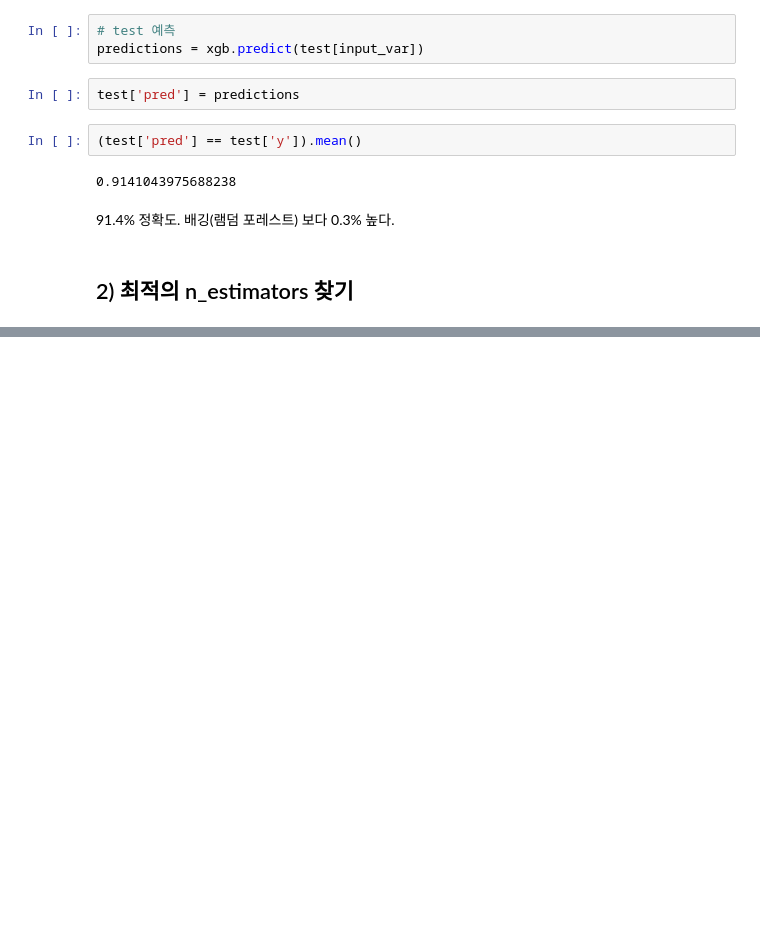
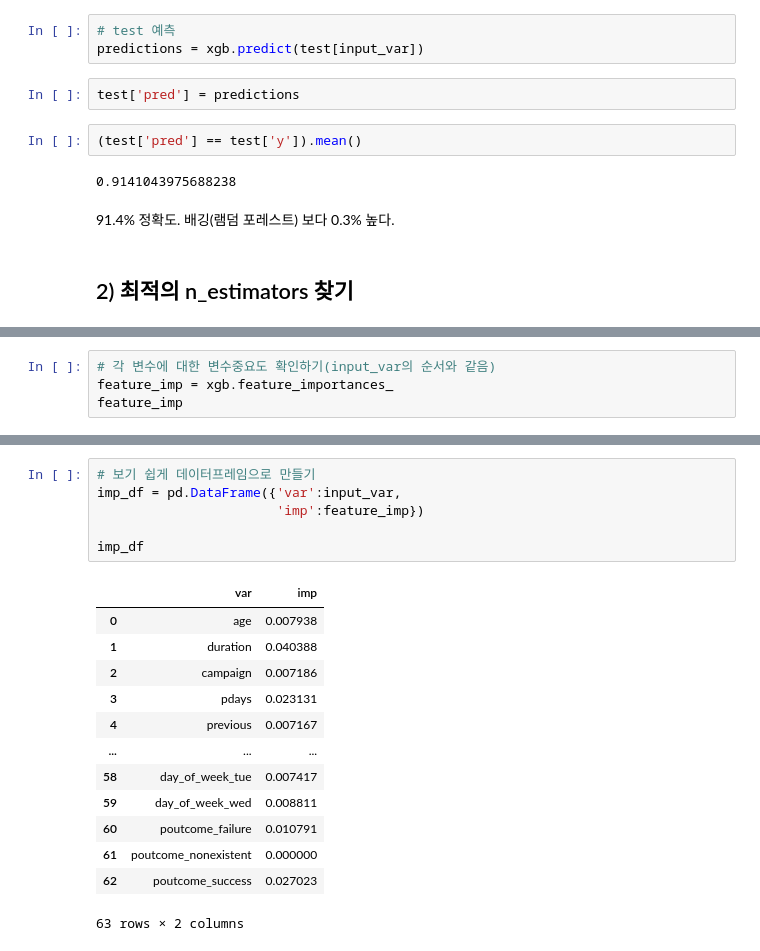
Before and after one commit to Jeong-Bin/Data-Analysis, a Jupyter notebook: 23_앙상블2 - 부스팅(XGboost).ipynb, the cells around one changed output, grey strips where cells are left out. Drawn from its saved outputs; the diff is of its cells as text; blank space fills up the shorter version.

```diff
--- a/23_앙상블2 - 부스팅(XGboost).ipynb
+++ b/23_앙상블2 - 부스팅(XGboost).ipynb
@@ -212,0 +214,4 @@ for n in [100, 200, 300, 400, 500, 600, 700, 800, 900]:
+# %%
+# 각 변수에 대한 변수중요도 확인하기(input_var의 순서와 같음)
+feature_imp = xgb.feature_importances_
+feature_imp
@@ -212,0 +232,20 @@ for n in [100, 200, 300, 400, 500, 600, 700, 800, 900]:
+# %%
+# 보기 쉽게 데이터프레임으로 만들기
+imp_df = pd.DataFrame({'var':input_var,
+                       'imp':feature_imp})
+
+imp_df
+# %% [output]
+|  | var | imp |
+| 0 | age | 0.007938 |
+| 1 | duration | 0.040388 |
+| 2 | campaign | 0.007186 |
+| 3 | pdays | 0.023131 |
+| 4 | previous | 0.007167 |
+| ... | ... | ... |
+| 58 | day_of_week_tue | 0.007417 |
+| 59 | day_of_week_wed | 0.008811 |
+| 60 | poutcome_failure | 0.010791 |
+| 61 | poutcome_nonexistent | 0.000000 |
+| 62 | poutcome_success | 0.027023 |
+63 rows × 2 columns
```
Also changed, not shown: parts of 5 cells of this notebook.
